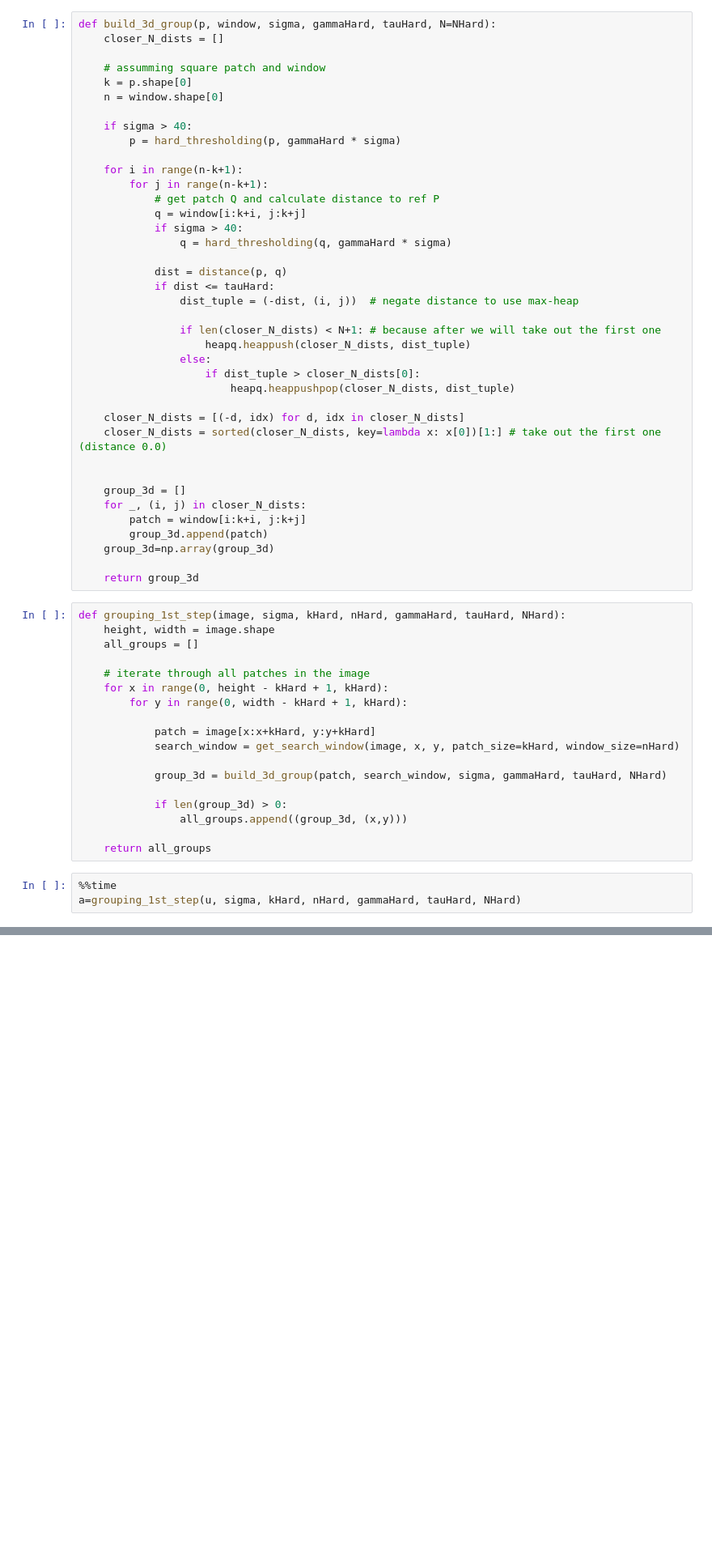
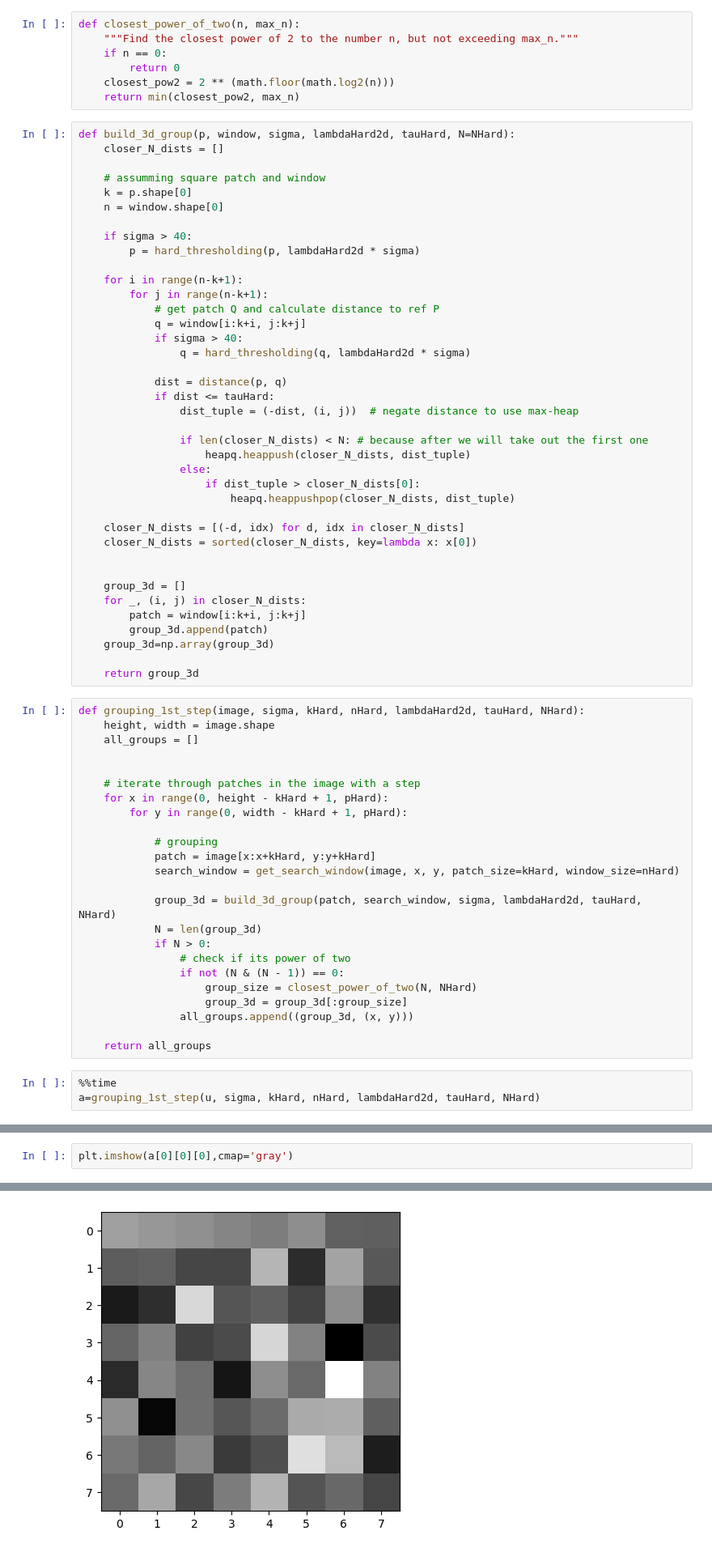
Before and after one commit to mariddc/denoising, a Jupyter notebook: BM3D.ipynb, the cells around one changed output, grey strips where cells are left out. Shown: that part at 81% size. Drawn from its saved outputs; the diff is of its cells as text; blank space fills up the shorter version.

```diff
--- a/BM3D.ipynb
+++ b/BM3D.ipynb
@@ -70,8 +76,15 @@ def hard_thresholding(img, threshold):
 # %%
 def distance(p,q):
     return (np.linalg.norm(p-q) ** 2) / (kHard ** 2)
+# %%
+def closest_power_of_two(n, max_n):
+    """Find the closest power of 2 to the number n, but not exceeding max_n."""
+    if n == 0:
+        return 0
+    closest_pow2 = 2 ** (math.floor(math.log2(n)))
+    return min(closest_pow2, max_n)
 # %%
-def build_3d_group(p, window, sigma, gammaHard, tauHard, N=NHard):
+def build_3d_group(p, window, sigma, lambdaHard2d, tauHard, N=NHard):
     closer_N_dists = []
 
     # assumming square patch and window
@@ -79,27 +92,27 @@ def build_3d_group(p, window, sigma, gammaHard, tauHard, N=NHard):
     n = window.shape[0]
 
     if sigma > 40:
-        p = hard_thresholding(p, gammaHard * sigma)
+        p = hard_thresholding(p, lambdaHard2d * sigma)
 
     for i in range(n-k+1):
         for j in range(n-k+1):
             # get patch Q and calculate distance to ref P
             q = window[i:k+i, j:k+j]
             if sigma > 40:
-                q = hard_thresholding(q, gammaHard * sigma)
+                q = hard_thresholding(q, lambdaHard2d * sigma)
 
             dist = distance(p, q)
             if dist <= tauHard:
                 dist_tuple = (-dist, (i, j))  # negate distance to use max-heap
 
-                if len(closer_N_dists) < N+1: # because after we will take out the first one
+                if len(closer_N_dists) < N: # because after we will take out the first one
                     heapq.heappush(closer_N_dists, dist_tuple)
                 else:
                     if dist_tuple > closer_N_dists[0]:
                         heapq.heappushpop(closer_N_dists, dist_tuple)
 
     closer_N_dists = [(-d, idx) for d, idx in closer_N_dists]
-    closer_N_dists = sorted(closer_N_dists, key=lambda x: x[0])[1:] # take out the first one (distance 0.0)
+    closer_N_dists = sorted(closer_N_dists, key=lambda x: x[0])
 
 
     group_3d = []
@@ -110,24 +123,30 @@ def build_3d_group(p, window, sigma, gammaHard, tauHard, N=NHard):
 
     return group_3d
 # %%
-def grouping_1st_step(image, sigma, kHard, nHard, gammaHard, tauHard, NHard):
+def grouping_1st_step(image, sigma, kHard, nHard, lambdaHard2d, tauHard, NHard):
     height, width = image.shape
     all_groups = []
 
-    # iterate through all patches in the image
-    for x in range(0, height - kHard + 1, kHard):
-        for y in range(0, width - kHard + 1, kHard):
 
+    # iterate through patches in the image with a step
+    for x in range(0, height - kHard + 1, pHard):
+        for y in range(0, width - kHard + 1, pHard):
+
+            # grouping
             patch = image[x:x+kHard, y:y+kHard]
             search_window = get_search_window(image, x, y, patch_size=kHard, window_size=nHard)
 
-            group_3d = build_3d_group(patch, search_window, sigma, gammaHard, tauHard, NHard)
-
-            if len(group_3d) > 0:
-                all_groups.append((group_3d, (x,y)))
+            group_3d = build_3d_group(patch, search_window, sigma, lambdaHard2d, tauHard, NHard)
+            N = len(group_3d)
+            if N > 0:
+                # check if its power of two
+                if not (N & (N - 1)) == 0:
+                    group_size = closest_power_of_two(N, NHard)
+                    group_3d = group_3d[:group_size]
+                all_groups.append((group_3d, (x, y)))
 
     return all_groups
 # %%
 %%time
-a=grouping_1st_step(u, sigma, kHard, nHard, gammaHard, tauHard, NHard)
+a=grouping_1st_step(u, sigma, kHard, nHard, lambdaHard2d, tauHard, NHard)
 # %% [output]
@@ -172,0 +244,3 @@ rever passo em grouping_1st_step
+# %%
+plt.imshow(a[0][0][0],cmap='gray')
+# %% [output]
@@ -172,0 +248 @@ rever passo em grouping_1st_step
+[figure, added]
```
Also changed, not shown: parts of 36 cells of this notebook, 2 other files.
